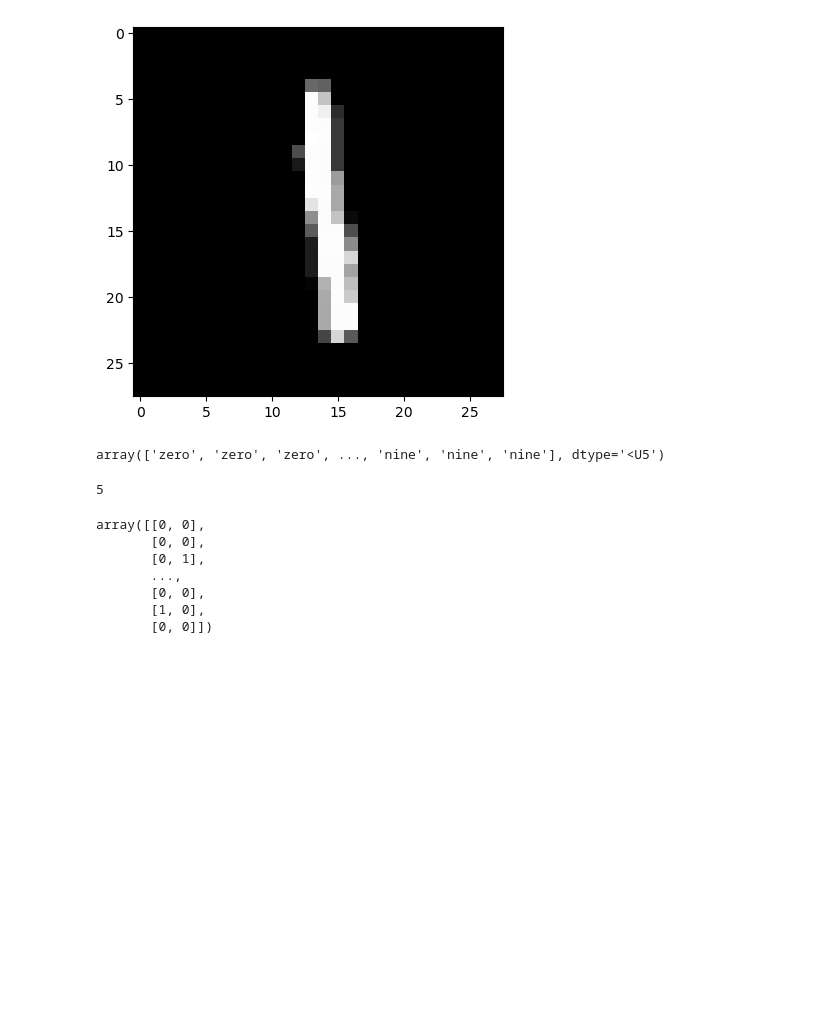
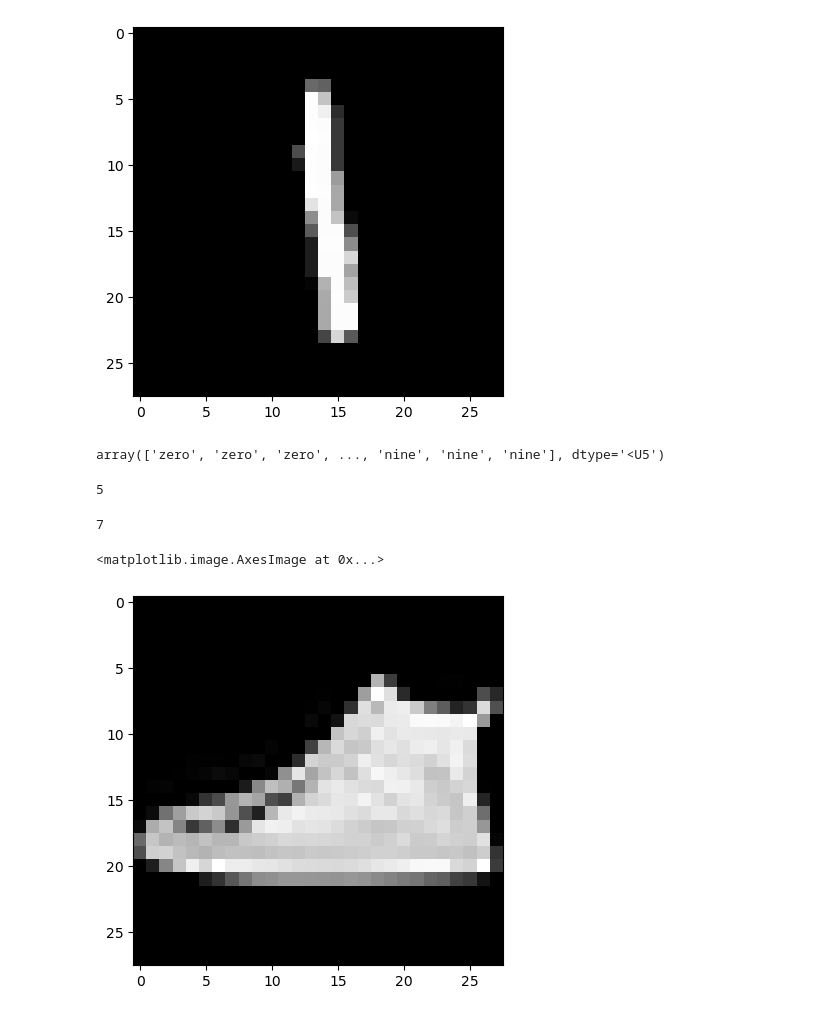
Before and after one commit to adidi24/Multi-View-Majority-Vote-Learning-Algorithms-Direct-Minimization-of-PAC-Bayesian-Bounds, a Jupyter notebook: data/dataset.ipynb, the cells around one changed output. Drawn from its saved outputs; the diff is of its cells as text; code cells hidden in the pictures; blank space fills up the shorter version.

```diff
--- a/data/dataset.ipynb
+++ b/data/dataset.ipynb
@@ -546,15 +546,3 @@ for xtr, xts in zip(train_set, test_set):
 len(dataset)
 # %% [output]
 5
-# %%
-selected_labels = np.where(y_train.sum(axis=0) > 2000)[0]
-labels = y_train[:, selected_labels]
-labels
-# %% [output]
-array([[0, 0],
-       [0, 0],
-       [0, 1],
-       ...,
-       [0, 0],
-       [1, 0],
-       [0, 0]])
@@ -560,0 +551,40 @@ array([[0, 0],
+# %%
+fash1_files_paths = os.listdir("./Fash_MNIST_1")
+fash1_files_paths.sort()
+
+fash_mv = []
+v1, v2, v3, v4 = [], [], [], []
+labels = []
+for file in fash1_files_paths:
+    if file.endswith('.csv'):
+        df = pd.read_csv(f"./Fash_MNIST_1/{file}")
+        y = df.iloc[:, 0].values
+        labels.append(y)
+        for row in df.iloc[:, 1:].values:
+            img = row.reshape(28, 28)
+            r,c = img.shape
+            v1.append(img[:r//2, :c//2].flatten())
+            v2.append(img[:r//2, c//2:].flatten())
+            v3.append(img[r//2:, :c//2].flatten())
+            v4.append(img[r//2:, c//2:].flatten())
+fash_mv.append(np.array(v1, dtype='int'))
+fash_mv.append(np.array(v2, dtype='int'))
+fash_mv.append(np.array(v3, dtype='int'))
+fash_mv.append(np.array(v4, dtype='int'))
+labels = np.concatenate(labels, axis=0)
+for i, v in enumerate(fash_mv):
+    view = np.column_stack((labels, v))
+    np.savetxt(f'./Fash_MNIST_1/view{i}', view, delimiter=' ', fmt='%s')
+# %%
+idx = 25
+labels[idx]
+# %% [output]
+7
+# %%
+top = np.hstack((fash_mv[0][idx].reshape(14, 14), fash_mv[1][idx].reshape(14, 14)))
+bottom = np.hstack((fash_mv[2][idx].reshape(14, 14), fash_mv[3][idx].reshape(14, 14)))
+img = np.vstack((top, bottom))
+plt.imshow(img, cmap="gray")
+# %% [output]
+<matplotlib.image.AxesImage at 0x...>
+[figure, added]
```
Also changed, not shown: parts of 7 cells of this notebook, 8 other files.
